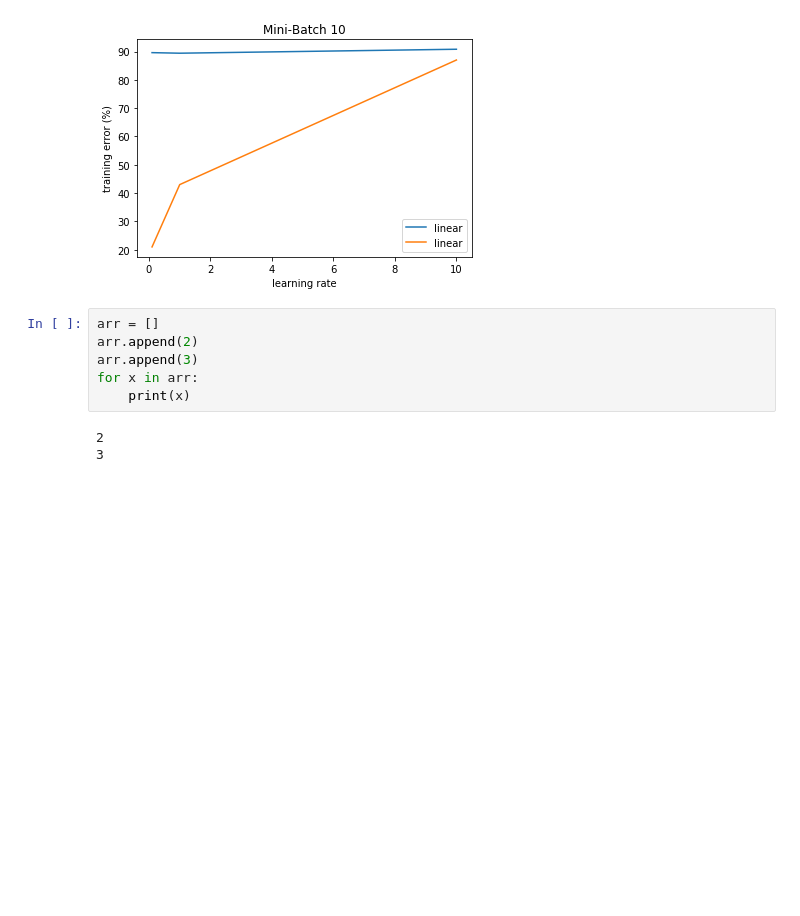
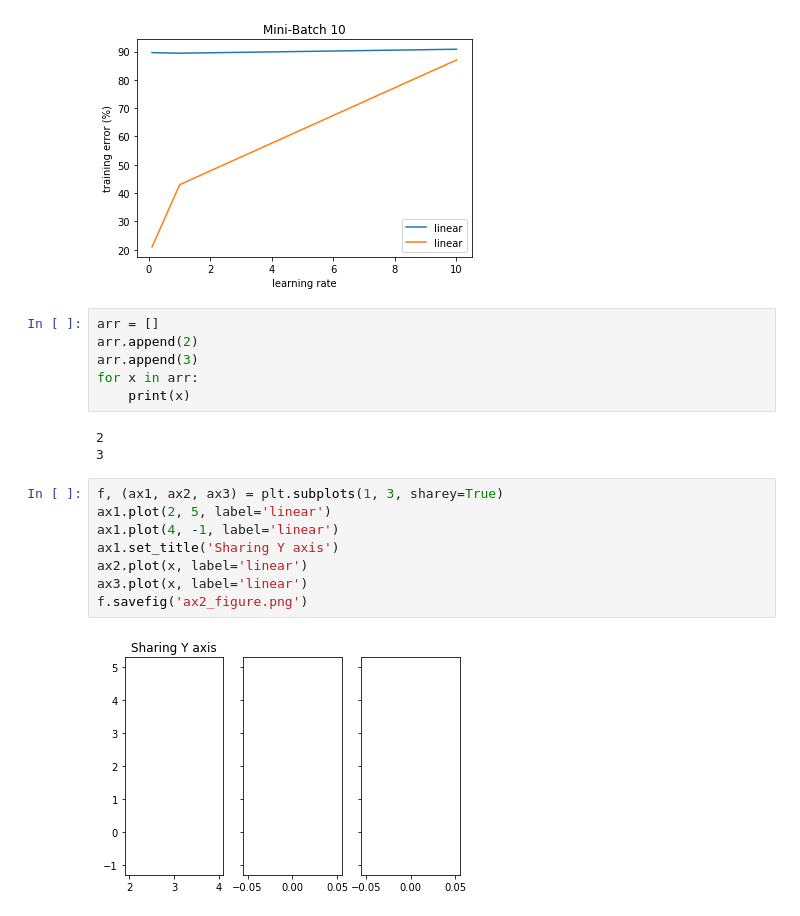
Before and after one commit to gesteves91/tp-ml, a Jupyter notebook: Plot.ipynb, the cells around one changed output. Saved outputs shown, nothing was run; the diff lists cells and outputs as text; blank space fills up the shorter version.

Commit message:
Adding all the figures

```diff
--- a/Plot.ipynb
+++ b/Plot.ipynb
@@ -27,3 +27,13 @@ for x in arr:
 # %% [output]
 2
 3
+# %%
+f, (ax1, ax2, ax3) = plt.subplots(1, 3, sharey=True)
+ax1.plot(2, 5, label='linear')
+ax1.plot(4, -1, label='linear')
+ax1.set_title('Sharing Y axis')
+ax2.plot(x, label='linear')
+ax3.plot(x, label='linear')
+f.savefig('ax2_figure.png')
+# %% [output]
+[figure, added]
```
Also changed, not shown: parts of 3 cells of this notebook, 11 other files.
